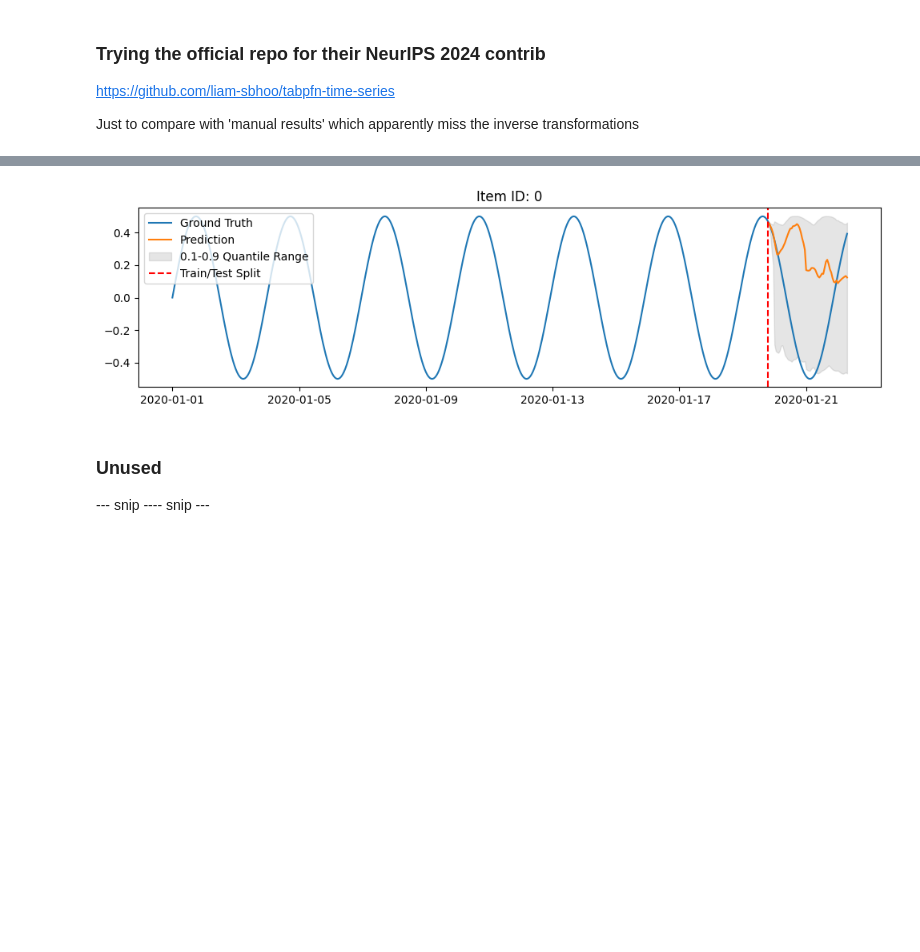
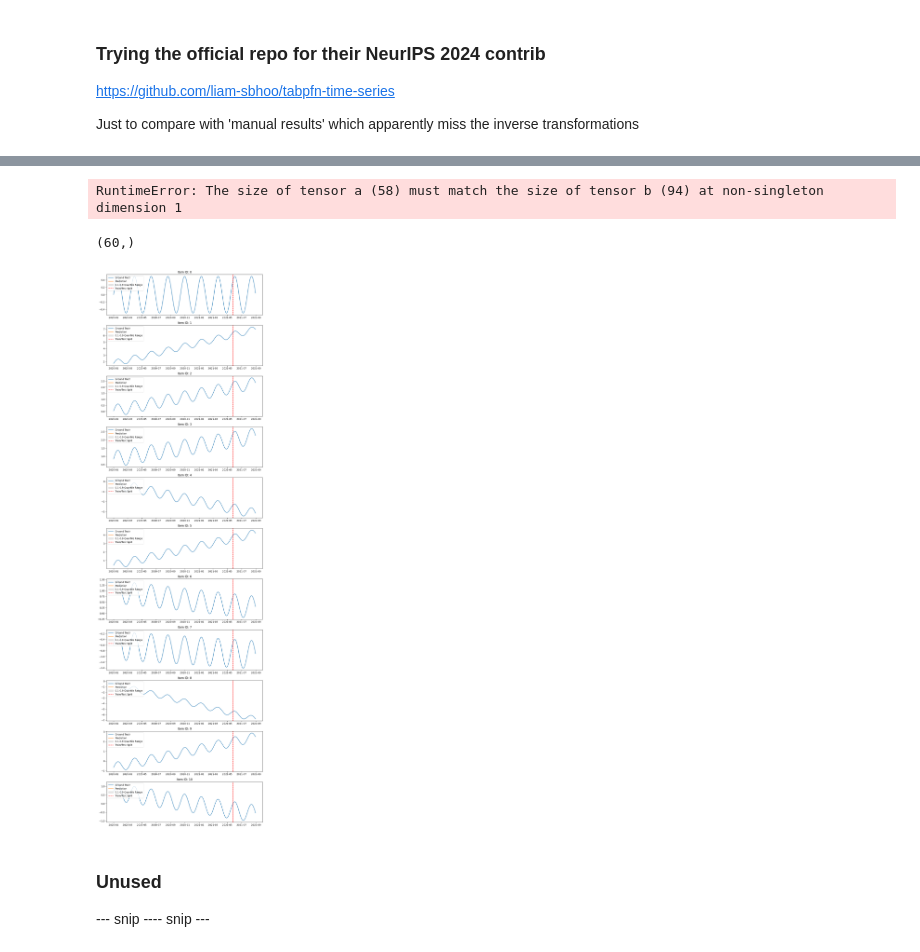
Before and after one commit to sedgewickmm18/notebooks-attic, a Jupyter notebook: TabPFN forecasting.ipynb, the cells around one changed output, grey strips where cells are left out. Cells and saved outputs as stored; diff of their text form; code cells hidden in the pictures; blank space fills up the shorter version.

```diff
--- a/TabPFN forecasting.ipynb
+++ b/TabPFN forecasting.ipynb
@@ -216,5 +276,14 @@ pred = predictor.predict(train_X,train_y.drop(columns=['target']))
 # %% [output]
 "\nfrom tabpfn_time_series import TabPFNTimeSeriesPredictor, TabPFNMode\n\npredictor = TabPFNTimeSeriesPredictor(\n    tabpfn_mode=TabPFNMode.LOCAL,\n)\ntrain_X = train_tsdf\ntrain_y = train_tsdf\n\np ...
 # %%
-df_Train.columns
+# gluon is a BIG overhead and we only need a tiny subset of its features
+from datasets import load_dataset
+from autogluon.timeseries import TimeSeriesDataFrame
+
+tsdf = TimeSeriesDataFrame(df_full)
+print(tsdf.loc[37].shape)
+train_tsdf, test_tsdf_ground_truth = tsdf.train_test_split(prediction_length=96)
+
+from tabpfn_time_series.data_preparation import to_gluonts_univariate, generate_test_X
+test_tsdf = generate_test_X(train_tsdf, 96)
 # %% [output]
@@ -224,0 +291,12 @@ Index(['target', 'running_index', 'hour_of_day_sin', 'hour_of_day_cos',
+# %%
+# add stuff like cos/sin encoded day of year ...
+from tabpfn_time_series import FeatureTransformer, DefaultFeatures
+
+selected_features = [
+    DefaultFeatures.add_running_index,
+    DefaultFeatures.add_calendar_features,
+]
+
+train_tsdf, test_tsdf = FeatureTransformer.add_features(
+    train_tsdf, test_tsdf, selected_features
+)
@@ -291,9 +466,9 @@ Just to compare with 'manual results' which apparently miss the inverse transfor
 from datasets import load_dataset
 from autogluon.timeseries import TimeSeriesDataFrame
 
-tsdf = TimeSeriesDataFrame(df_train)
-print(tsdf.loc[0].shape)
-train_tsdf, test_tsdf_ground_truth = tsdf.train_test_split(prediction_length=60)
+tsdf = TimeSeriesDataFrame(df_full)
+print(tsdf.loc[37].shape)
+train_tsdf, test_tsdf_ground_truth = tsdf.train_test_split(prediction_length=96)
 
 
 from tabpfn_time_series.data_preparation import to_gluonts_univariate, generate_test_X
@@ -306,5 +481,5 @@ tsdf = tsdf[tsdf.index.get_level_values('item_id').isin(tsdf.item_ids[:num_time_
 train_tsdf, test_tsdf_ground_truth = tsdf.train_test_split(prediction_length=prediction_length)
 test_tsdf = generate_test_X(train_tsdf, prediction_length)
 '''
-test_tsdf = generate_test_X(train_tsdf, 60)
+test_tsdf = generate_test_X(train_tsdf, 96)
 # %% [output]
@@ -327,11 +509,13 @@ train_tsdf, test_tsdf = FeatureTransformer.add_features(
     train_tsdf, test_tsdf, selected_features
 )
 # %%
+m = 36
+n = 38
 from tabpfn_time_series import TabPFNTimeSeriesPredictor, TabPFNMode
 
 predictor = TabPFNTimeSeriesPredictor(
     tabpfn_mode=TabPFNMode.LOCAL,
 )
 
-pred = predictor.predict(train_tsdf.loc[0:0], test_tsdf.loc[0:0])
+pred = predictor.predict(train_tsdf.loc[m:n], test_tsdf.loc[m:n])
 # %% [output]
@@ -376,13 +574,28 @@ pred.loc[0:0]
+# %%
+from cbm_gen.utils.benchmarks.evaluation import trend_loss, tildeq_loss
+ls = np.zeros(50)
+for i in range(m,n+1):
+    ls[i] = trend_loss(torch.Tensor(test_tsdf_ground_truth.loc[i]['target'][-60:].values.reshape(1,-1)),
+                       torch.Tensor(pred.loc[i]['target'].values.reshape(1,-1)))
+ls[35:39]
+# %% [output]
+RuntimeError: The size of tensor a (58) must match the size of tensor b (94) at non-singleton dimension 1
+# %%
+test_tsdf_ground_truth.loc[37]['target'][-60:].values.shape
+# %% [output]
+(60,)
 # %%
+m=0
+n=10
 from tabpfn_time_series.plot import plot_pred_and_actual_ts
 
 plot_pred_and_actual_ts(
-    train=train_tsdf.loc[0:0],
-    test=test_tsdf_ground_truth.loc[0:0],
-    pred=pred.loc[0:0]
+    train=train_tsdf.loc[m:n],
+    test=test_tsdf_ground_truth.loc[m:n],
+    pred=pred.loc[m:n]
 )
 # %% [output]
-[figure, old version]
+[figure, new version]
 # %% [markdown]
 ### Unused
 
```
Also changed, not shown: parts of 33 cells of this notebook.
